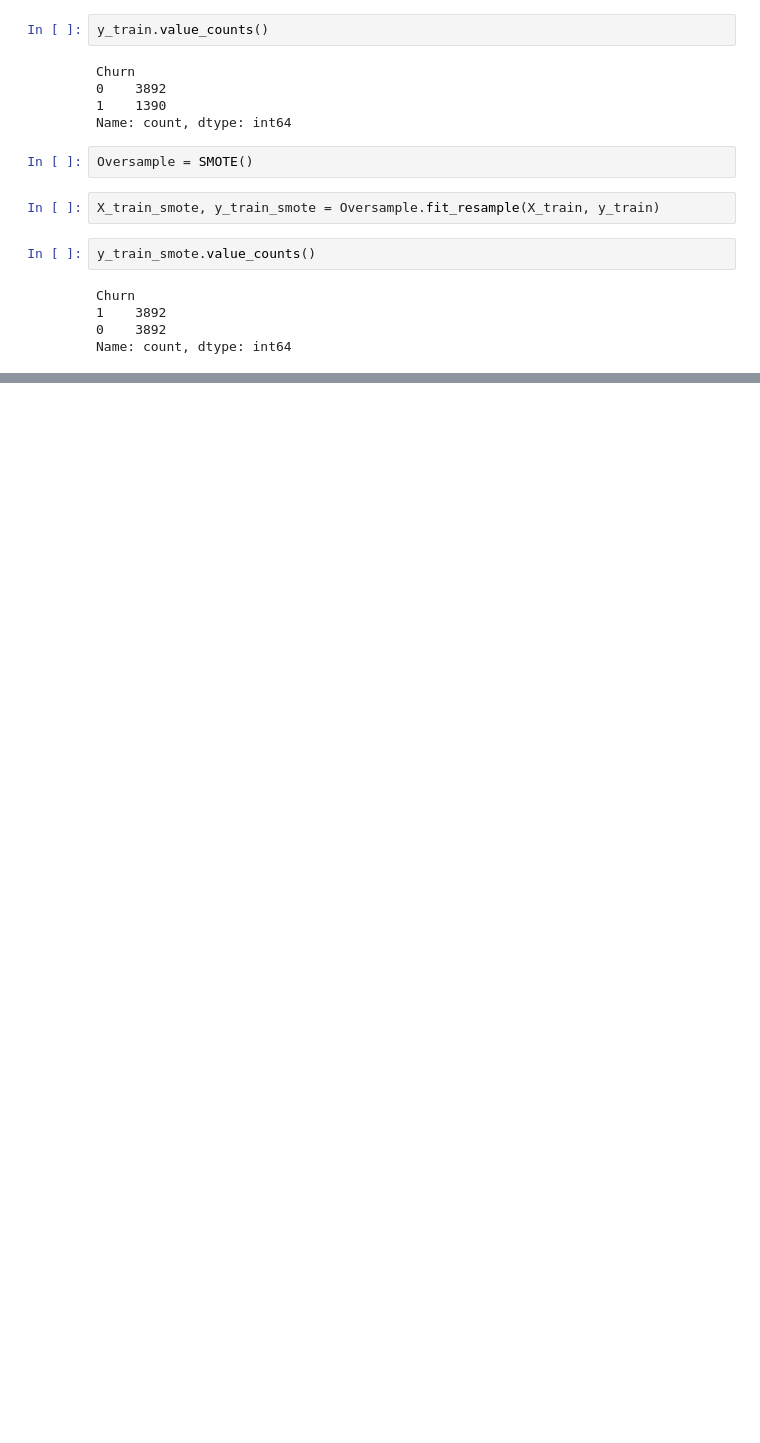
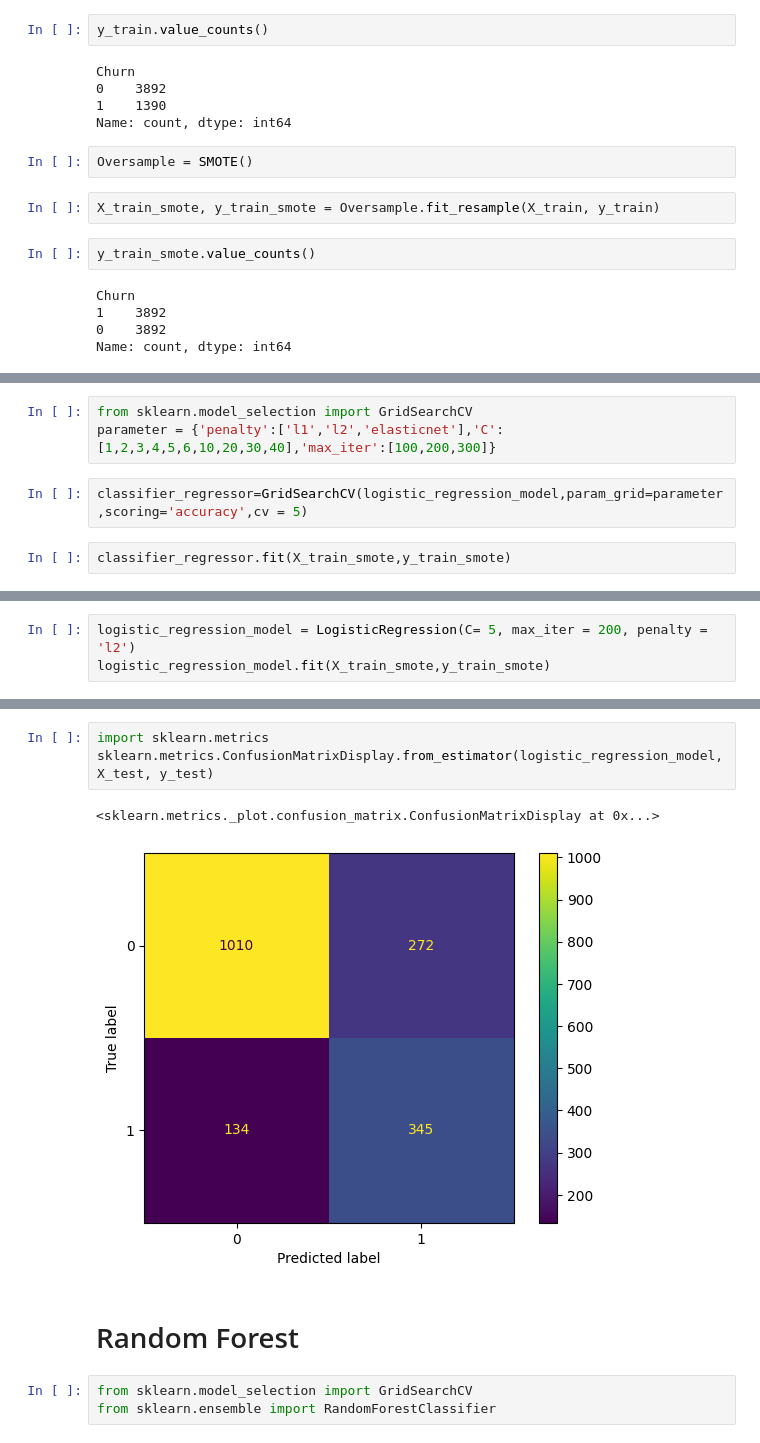
Before and after one commit to snehangshu2002/Customer-Churn-Prediction, a Jupyter notebook: customer.ipynb, the cells around one changed output, grey strips where cells are left out. Drawn from its saved outputs; the diff is of its cells as text; blank space fills up the shorter version.

Commit message:
3rd commit upto ML model fitting and evalution

```diff
--- a/customer.ipynb
+++ b/customer.ipynb
@@ -434,0 +440,7 @@ Name: count, dtype: int64
+# %%
+from sklearn.model_selection import GridSearchCV
+parameter = {'penalty':['l1','l2','elasticnet'],'C':[1,2,3,4,5,6,10,20,30,40],'max_iter':[100,200,300]}
+# %%
+classifier_regressor=GridSearchCV(logistic_regression_model,param_grid=parameter,scoring='accuracy',cv = 5)
+# %%
+classifier_regressor.fit(X_train_smote,y_train_smote)
@@ -434,0 +478,3 @@ Name: count, dtype: int64
+# %%
+logistic_regression_model = LogisticRegression(C= 5, max_iter = 200, penalty = 'l2')
+logistic_regression_model.fit(X_train_smote,y_train_smote)
@@ -434,0 +515,11 @@ Name: count, dtype: int64
+# %%
+import sklearn.metrics
+sklearn.metrics.ConfusionMatrixDisplay.from_estimator(logistic_regression_model, X_test, y_test)
+# %% [output]
+<sklearn.metrics._plot.confusion_matrix.ConfusionMatrixDisplay at 0x...>
+[figure, added]
+# %% [markdown]
+# Random Forest
+# %%
+from sklearn.model_selection import GridSearchCV
+from sklearn.ensemble import RandomForestClassifier
```
Also changed, not shown: parts of 19 cells of this notebook.
